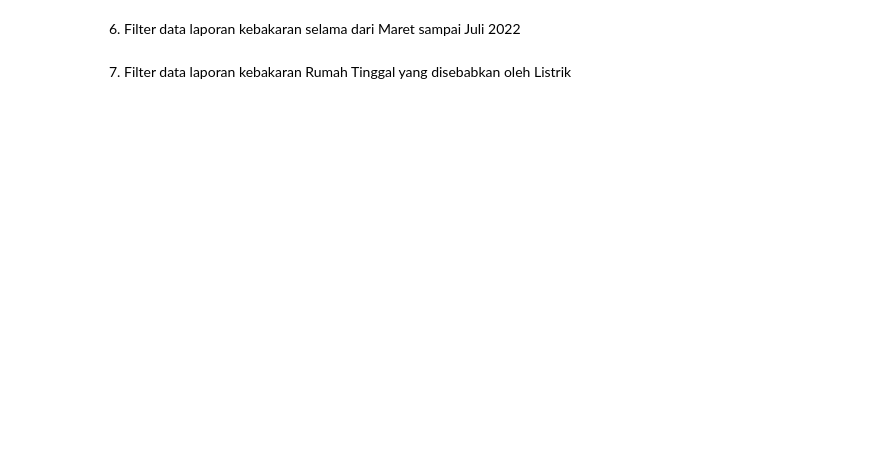
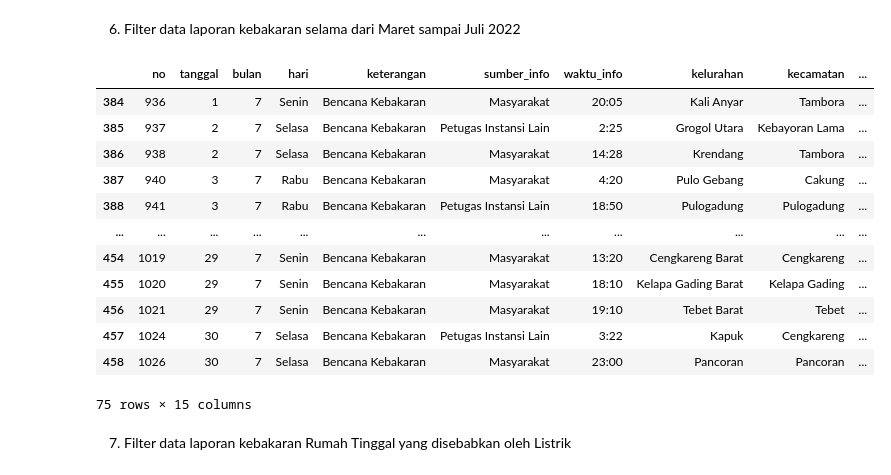
Before and after one commit to ruang-belajar/notebook-1-adilanvr, a Jupyter notebook: notebook1.ipynb, the cells around one changed output. Drawn from its saved outputs; the diff is of its cells as text; code cells hidden in the pictures; blank space fills up the shorter version.

```diff
--- a/notebook1.ipynb
+++ b/notebook1.ipynb
@@ -102,4 +136,21 @@ df
 # %% [markdown]
 6. Filter data laporan kebakaran selama dari Maret sampai Juli 2022
+# %%
+df = df[df['bulan'].isin([3, 4, 5, 6, 7])]
+df
+# %% [output]
+|  | no | tanggal | bulan | hari | keterangan | sumber_info | waktu_info | kelurahan | kecamatan | ... |
+| 384 | 936 | 1 | 7 | Senin | Bencana Kebakaran | Masyarakat | 20:05 | Kali Anyar | Tambora | ... |
+| 385 | 937 | 2 | 7 | Selasa | Bencana Kebakaran | Petugas Instansi Lain | 2:25 | Grogol Utara | Kebayoran Lama | ... |
+| 386 | 938 | 2 | 7 | Selasa | Bencana Kebakaran | Masyarakat | 14:28 | Krendang | Tambora | ... |
+| 387 | 940 | 3 | 7 | Rabu | Bencana Kebakaran | Masyarakat | 4:20 | Pulo Gebang | Cakung | ... |
+| 388 | 941 | 3 | 7 | Rabu | Bencana Kebakaran | Petugas Instansi Lain | 18:50 | Pulogadung | Pulogadung | ... |
+| ... | ... | ... | ... | ... | ... | ... | ... | ... | ... | ... |
+| 454 | 1019 | 29 | 7 | Senin | Bencana Kebakaran | Masyarakat | 13:20 | Cengkareng Barat | Cengkareng | ... |
+| 455 | 1020 | 29 | 7 | Senin | Bencana Kebakaran | Masyarakat | 18:10 | Kelapa Gading Barat | Kelapa Gading | ... |
+| 456 | 1021 | 29 | 7 | Senin | Bencana Kebakaran | Masyarakat | 19:10 | Tebet Barat | Tebet | ... |
+| 457 | 1024 | 30 | 7 | Selasa | Bencana Kebakaran | Petugas Instansi Lain | 3:22 | Kapuk | Cengkareng | ... |
+| 458 | 1026 | 30 | 7 | Selasa | Bencana Kebakaran | Masyarakat | 23:00 | Pancoran | Pancoran | ... |
+75 rows × 15 columns
 # %% [markdown]
 7. Filter data laporan kebakaran Rumah Tinggal yang disebabkan oleh Listrik
```
Also changed, not shown: parts of 4 cells of this notebook.
